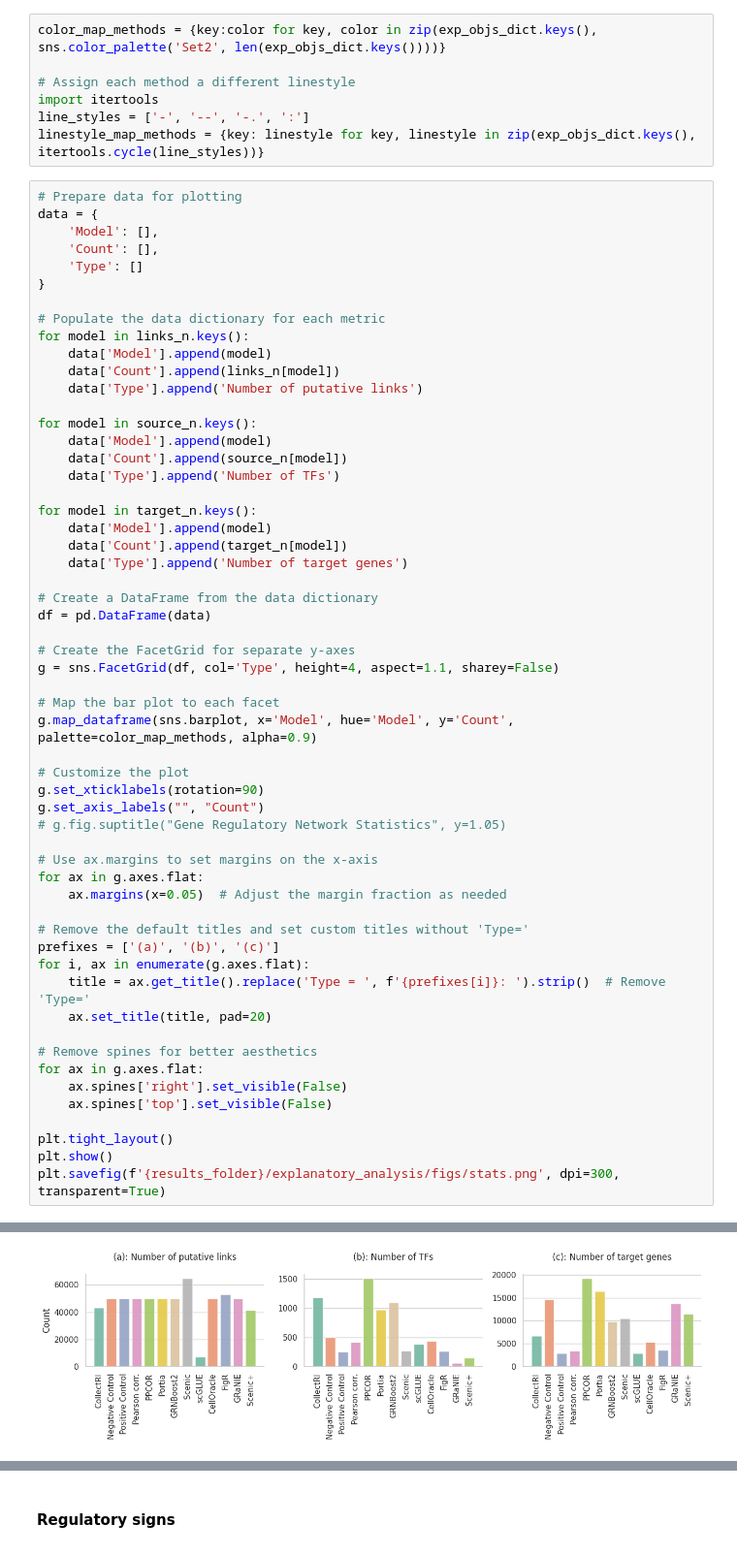
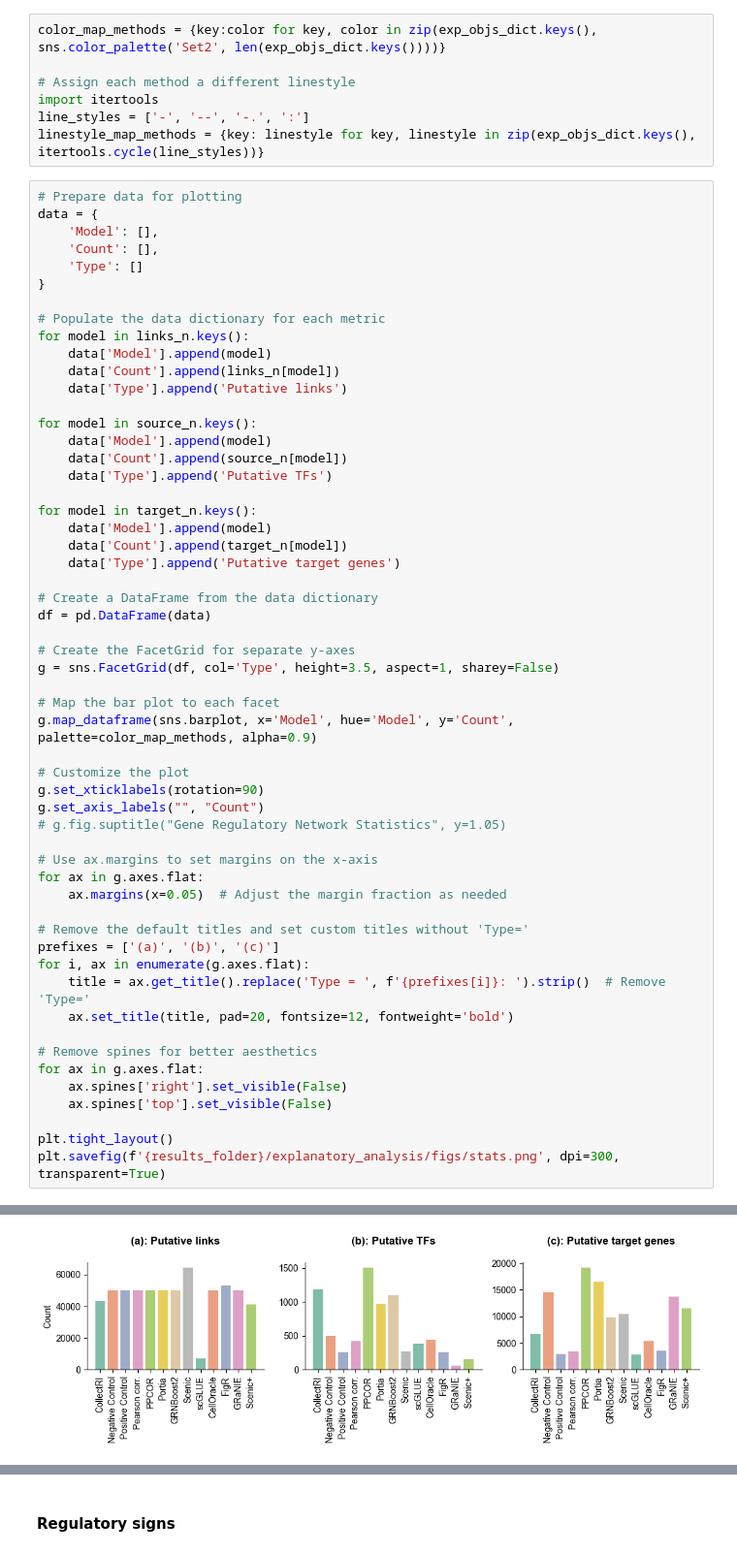
Before and after one commit to janursa/grn_benchmark, a Jupyter notebook: notebooks/explanatory_analysis.ipynb, the cells around one changed output, grey strips where cells are left out. Shown at 97% size. Drawn from its saved outputs; the diff is of its cells as text.

```diff
--- a/notebooks/explanatory_analysis.ipynb
+++ b/notebooks/explanatory_analysis.ipynb
@@ -151,23 +151,23 @@ data = {
 for model in links_n.keys():
     data['Model'].append(model)
     data['Count'].append(links_n[model])
-    data['Type'].append('Number of putative links')
+    data['Type'].append('Putative links')
 
 for model in source_n.keys():
     data['Model'].append(model)
     data['Count'].append(source_n[model])
-    data['Type'].append('Number of TFs')
+    data['Type'].append('Putative TFs')
 
 for model in target_n.keys():
     data['Model'].append(model)
     data['Count'].append(target_n[model])
-    data['Type'].append('Number of target genes')
+    data['Type'].append('Putative target genes')
 
 # Create a DataFrame from the data dictionary
 df = pd.DataFrame(data)
 
 # Create the FacetGrid for separate y-axes
-g = sns.FacetGrid(df, col='Type', height=4, aspect=1.1, sharey=False)
+g = sns.FacetGrid(df, col='Type', height=3.5, aspect=1, sharey=False)
 
 # Map the bar plot to each facet
 g.map_dataframe(sns.barplot, x='Model', hue='Model', y='Count', palette=color_map_methods, alpha=0.9)
@@ -185,7 +185,7 @@ for ax in g.axes.flat:
 prefixes = ['(a)', '(b)', '(c)']
 for i, ax in enumerate(g.axes.flat):
     title = ax.get_title().replace('Type = ', f'{prefixes[i]}: ').strip()  # Remove 'Type='
-    ax.set_title(title, pad=20)
+    ax.set_title(title, pad=20, fontsize=12, fontweight='bold')
 
 # Remove spines for better aesthetics
 for ax in g.axes.flat:
@@ -193,6 +193,5 @@ for ax in g.axes.flat:
     ax.spines['top'].set_visible(False)
 
 plt.tight_layout()
-plt.show()
 plt.savefig(f'{results_folder}/explanatory_analysis/figs/stats.png', dpi=300, transparent=True)
 # %% [output]
@@ -216 +198 @@ findfont: Font family 'Arial' not found.
-[figure, old version]
+[figure, new version]
```
Also changed, not shown: parts of 21 cells of this notebook, 44 other files.
